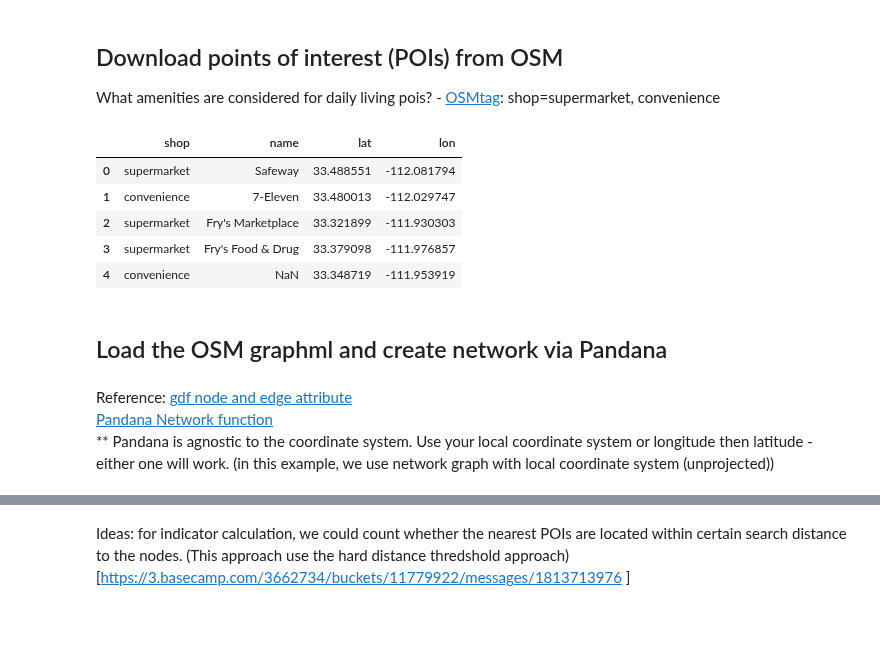
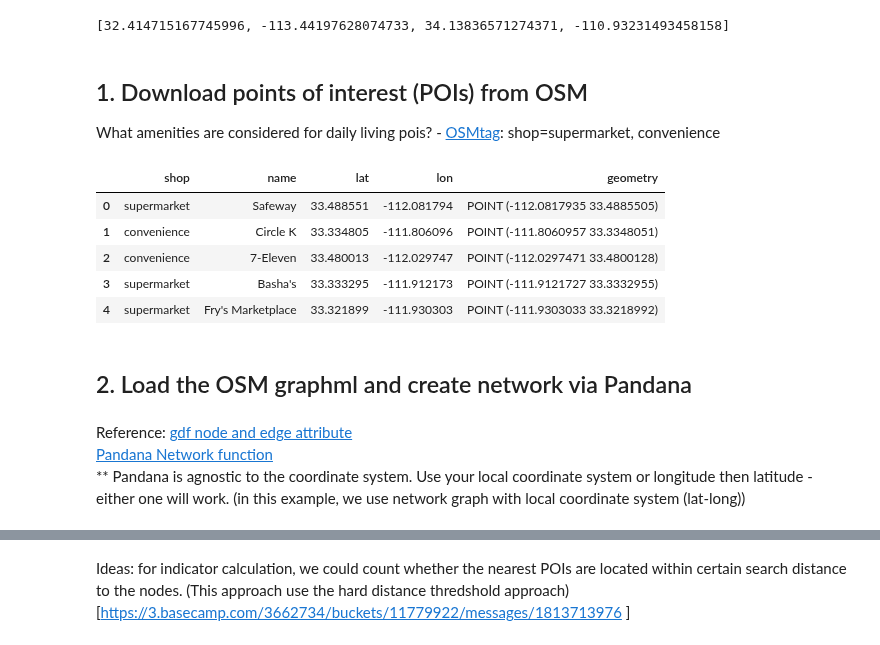
Before and after one commit to healthysustainablecities/global-indicators, a Jupyter notebook: process/06a_create_osm_pois_pandana_accessibility.ipynb, the cells around one changed output, grey strips where cells are left out. Drawn from its saved outputs; the diff is of its cells as text; code cells hidden in the pictures.

```diff
--- a/process/06a_create_osm_pois_pandana_accessibility.ipynb
+++ b/process/06a_create_osm_pois_pandana_accessibility.ipynb
@@ -36,23 +13,0 @@ pandana.__path__
-# %%
-place = 'phoenix'
-
-region = 'Arizona, USA' # study region name
-
-studyregion = 'Phoenix, Arizona, USA'
-
-suffix = '_201905'
-
-# configure search at a max distance of 1 km for up to the 10 nearest points-of-interest
-shop = ['supermarket', 'convenience']
-
-# configure filenames to save/load POI and network datasets
-OSM_folder = '../data/OSM'
-
-# configure projected network graph
-G_filename = 'Phoenix, Arizona, USA_walk_201905.graphml'
-poi_filename = '{}_pois_{}.csv'.format(place, '_'.join(shop))
-
-
-G_filepath = OSM_folder + "/" + G_filename
-poi_filepath = OSM_folder + "/" + poi_filename
-sample_points_filepath = '../data/OSM/phoenix_sample_points_stats_201905.csv'
@@ -103,3 +28,14 @@ bgcolor = 'k'
+# %%
+# get bounding box from study region boundary shapefile
+# get the 10 km buffered study region to consider the edge effects
+bbox = get_bufferedstudyregion_bbox(boundary_filepath, crs=crs, to_crs=to_crs, to_latlong=True)
+
+# check the shapefile format, study region boundary shapefile should specify lat lon geometry
+# Bounding box should be formatted as a 4 element tuple: (lng_max, lat_min, lng_min, lat_max)
+bbox = [bbox[1], bbox[0], bbox[3], bbox[2]]
+print(bbox)
+# %% [output]
+[32.414715167745996, -113.44197628074733, 34.13836571274371, -110.93231493458158]
 # %% [markdown]
-## Download points of interest (POIs) from OSM
+## 1. Download points of interest (POIs) from OSM
 What amenities are considered for daily living pois? - [OSMtag](https://taginfo.openstreetmap.org/keys/amenity): shop=supermarket, convenience
@@ -123,17 +42,17 @@ def get_osm_pois(poi_filepath=poi_filepath, shop=shop, bbox=bbox):
 # %%
-pois_df = get_osm_pois(poi_filepath=poi_filepath, shop=shop, bbox=bbox)
+pois_df = get_osm_pois_gdf(poi_filepath=poi_filepath, shop=shop, bbox=bbox)
 pois_df.head()
 # %% [output]
-|  | shop | name | lat | lon |
-| 0 | supermarket | Safeway | 33.488551 | -112.081794 |
-| 1 | convenience | 7-Eleven | 33.480013 | -112.029747 |
-| 2 | supermarket | Fry's Marketplace | 33.321899 | -111.930303 |
-| 3 | supermarket | Fry's Food & Drug | 33.379098 | -111.976857 |
-| 4 | convenience | NaN | 33.348719 | -111.953919 |
+|  | shop | name | lat | lon | geometry |
+| 0 | supermarket | Safeway | 33.488551 | -112.081794 | POINT (-112.0817935 33.4885505) |
+| 1 | convenience | Circle K | 33.334805 | -111.806096 | POINT (-111.8060957 33.3348051) |
+| 2 | convenience | 7-Eleven | 33.480013 | -112.029747 | POINT (-112.0297471 33.4800128) |
+| 3 | supermarket | Basha's | 33.333295 | -111.912173 | POINT (-111.9121727 33.3332955) |
+| 4 | supermarket | Fry's Marketplace | 33.321899 | -111.930303 | POINT (-111.9303033 33.3218992) |
 # %% [markdown]
-## Load the OSM graphml and create network via Pandana
+## 2. Load the OSM graphml and create network via Pandana
 # %% [markdown]
 Reference:
 [gdf node and edge attribute](https://automating-gis-processes.github.io/2018/notebooks/L6/network-analysis.html)
 [Pandana Network function](https://udst.github.io/pandana/tutorial.html)
-** Pandana is agnostic to the coordinate system. Use your local coordinate system or longitude then latitude - either one will work. (in this example, we use network graph with local coordinate system (unprojected))
+** Pandana is agnostic to the coordinate system. Use your local coordinate system or longitude then latitude - either one will work. (in this example, we use network graph with local coordinate system (lat-long))
```
Also changed, not shown: parts of 23 cells of this notebook, 35 other files.
